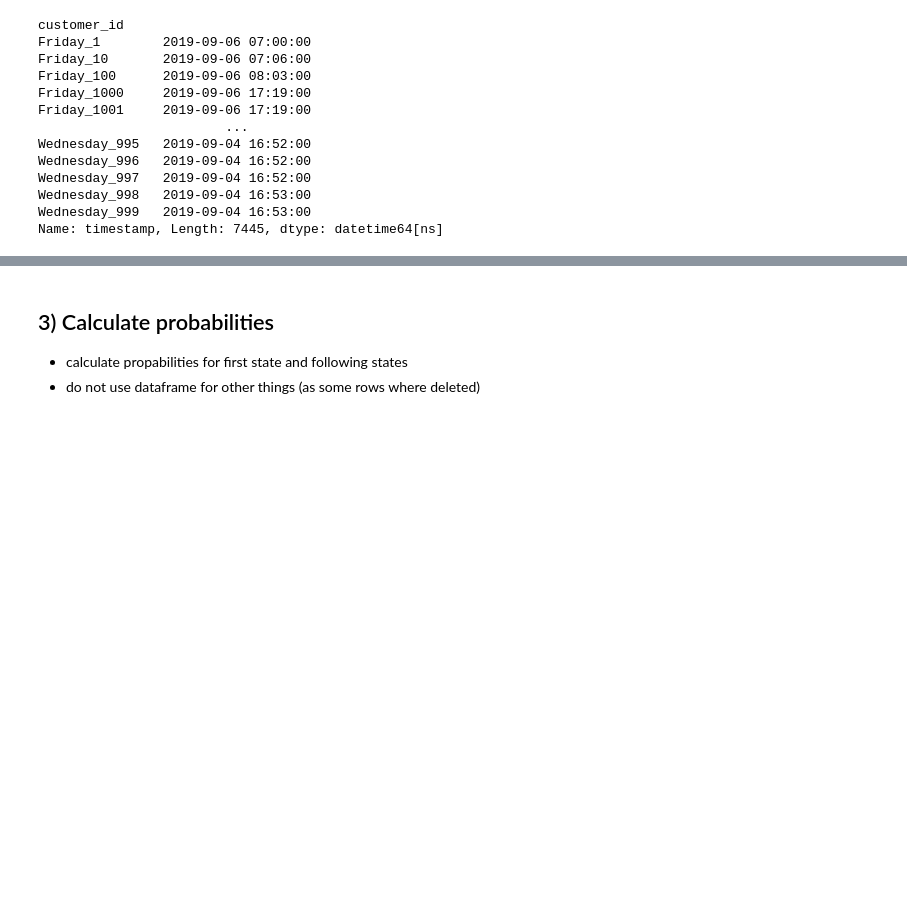
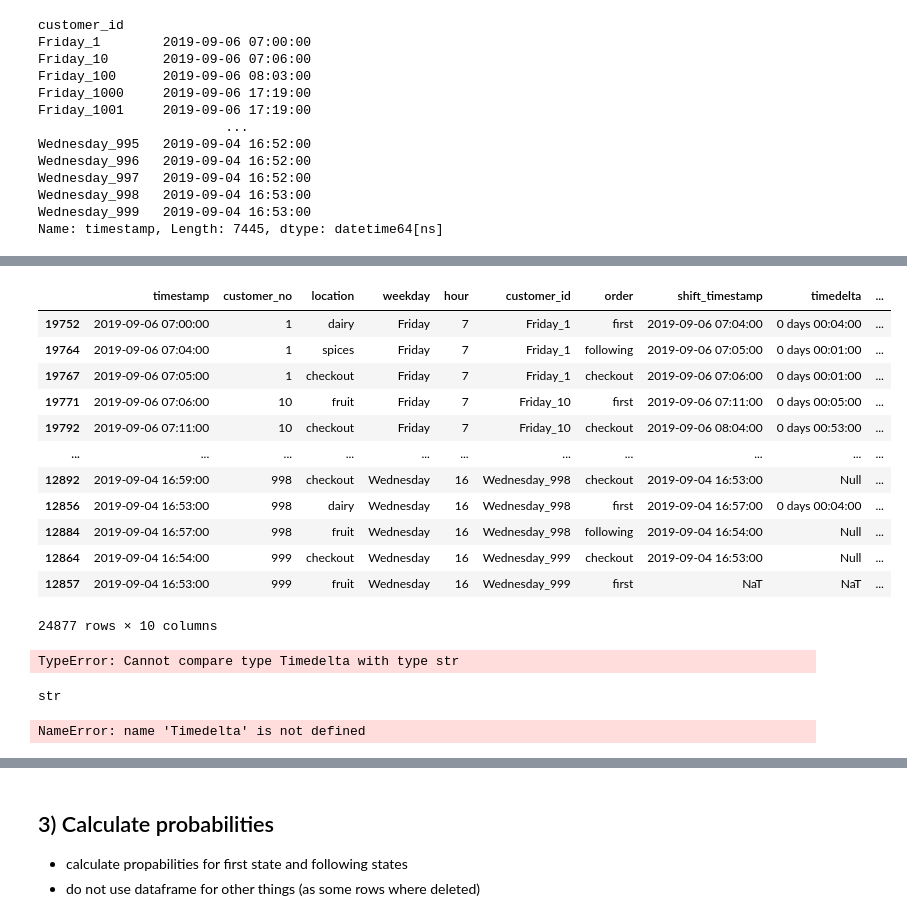
Before and after one commit to SabFrAlphin/project_supermarket_simulation, a Jupyter notebook: Supermarket_data_exploration.ipynb, the cells around one changed output, grey strips where cells are left out. Cells and saved outputs as stored; diff of their text form; code cells hidden in the pictures; blank space fills up the shorter version.

Commit message:
update timedelta

```diff
--- a/Supermarket_data_exploration.ipynb
+++ b/Supermarket_data_exploration.ipynb
@@ -178,0 +180,3 @@ customer_one
+# %%
+customer_state_shift['shift_timestamp'] = customer_state_shift['timestamp'].shift(-1)
+customer_state_shift
@@ -178,0 +197,3 @@ customer_one
+# %%
+customer_state_shift['timedelta']=customer_state_shift['shift_timestamp']-customer_state_shift['timestamp']
+customer_state_shift
@@ -178,0 +214,5 @@ customer_one
+# %%
+null_time = pd.Timedelta('0 days 00:00:00')
+extra_time = pd.Timedelta('0 days 03:59:00')
+
+type(null_time)
@@ -178,0 +221,7 @@ customer_one
+# %%
+for i in range(len(customer_state_shift)):
+    if customer_state_shift['timedelta'][i] < null_time:
+        customer_state_shift['timedelta'][i] = 'Null'
+    elif customer_state_shift['timedelta'][i] > extra_time:
+        customer_state_shift['timedelta'][i] = 'Null'
+customer_state_shift
@@ -178,0 +254,31 @@ customer_one
+# %%
+customer_state_shift['timedelta_minutes'] = ""
+customer_state_shift
+# %% [output]
+|  | timestamp | customer_no | location | weekday | hour | customer_id | order | shift_timestamp | timedelta | ... |
+| 19752 | 2019-09-06 07:00:00 | 1 | dairy | Friday | 7 | Friday_1 | first | 2019-09-06 07:04:00 | 0 days 00:04:00 | ... |
+| 19764 | 2019-09-06 07:04:00 | 1 | spices | Friday | 7 | Friday_1 | following | 2019-09-06 07:05:00 | 0 days 00:01:00 | ... |
+| 19767 | 2019-09-06 07:05:00 | 1 | checkout | Friday | 7 | Friday_1 | checkout | 2019-09-06 07:06:00 | 0 days 00:01:00 | ... |
+| 19771 | 2019-09-06 07:06:00 | 10 | fruit | Friday | 7 | Friday_10 | first | 2019-09-06 07:11:00 | 0 days 00:05:00 | ... |
+| 19792 | 2019-09-06 07:11:00 | 10 | checkout | Friday | 7 | Friday_10 | checkout | 2019-09-06 08:04:00 | 0 days 00:53:00 | ... |
+| ... | ... | ... | ... | ... | ... | ... | ... | ... | ... | ... |
+| 12892 | 2019-09-04 16:59:00 | 998 | checkout | Wednesday | 16 | Wednesday_998 | checkout | 2019-09-04 16:53:00 | Null | ... |
+| 12856 | 2019-09-04 16:53:00 | 998 | dairy | Wednesday | 16 | Wednesday_998 | first | 2019-09-04 16:57:00 | 0 days 00:04:00 | ... |
+| 12884 | 2019-09-04 16:57:00 | 998 | fruit | Wednesday | 16 | Wednesday_998 | following | 2019-09-04 16:54:00 | Null | ... |
+| 12864 | 2019-09-04 16:54:00 | 999 | checkout | Wednesday | 16 | Wednesday_999 | checkout | 2019-09-04 16:53:00 | Null | ... |
+| 12857 | 2019-09-04 16:53:00 | 999 | fruit | Wednesday | 16 | Wednesday_999 | first | NaT | NaT | ... |
+24877 rows × 10 columns
+# %%
+customer_state_shift['timedelta'][i] > null_time
+# %% [output]
+TypeError: Cannot compare type Timedelta with type str
+# %%
+type(customer_state_shift['timedelta'][24876])
+# %% [output]
+str
+# %%
+customer_state_shift2 = customer_state_shift[customer_state_shift['timedelta'].apply(lambda x: isinstance(x, Timedelta
+))]
+customer_state_shift2
+# %% [output]
+NameError: name 'Timedelta' is not defined
```
Also changed, not shown: parts of 40 cells of this notebook.
